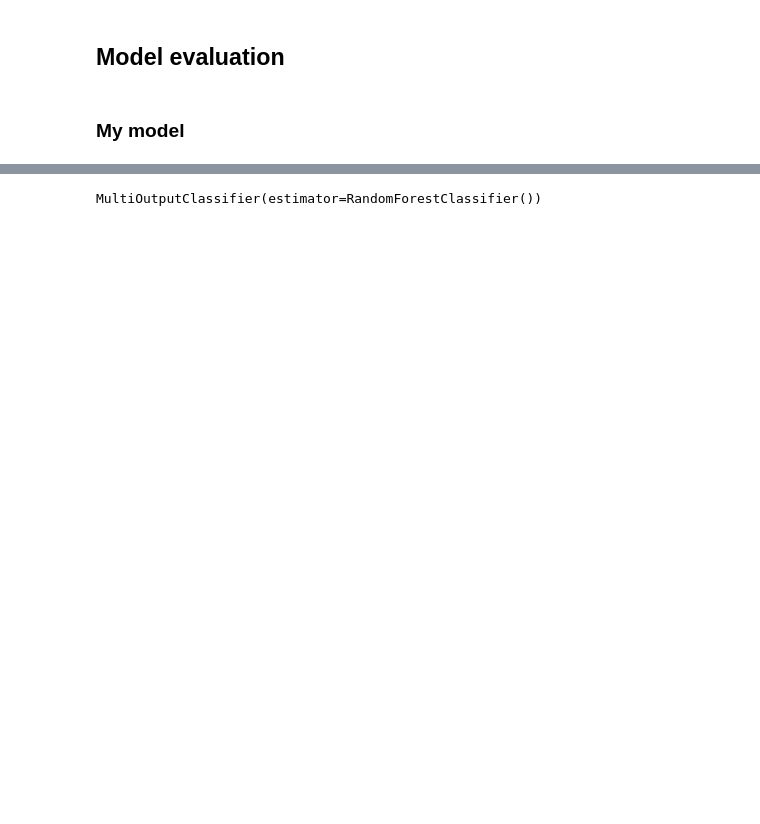
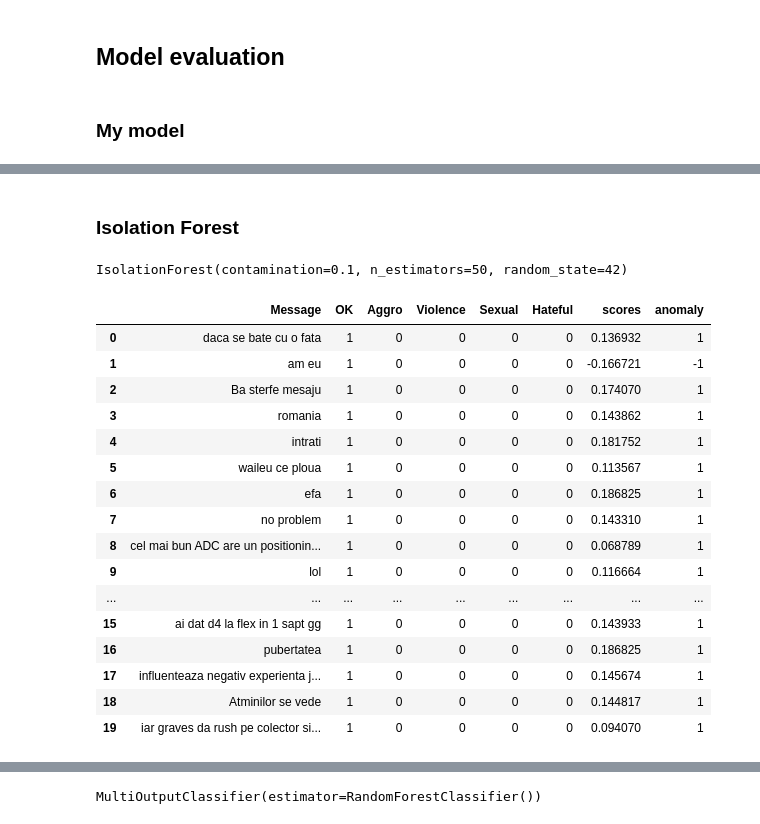
Before and after one commit to rootblind/opjustice-lm, a Jupyter notebook: automod-model/data_analysis.ipynb, the cells around one changed output, grey strips where cells are left out. Cells and saved outputs as stored; diff of their text form; code cells hidden in the pictures; blank space fills up the shorter version.

```diff
--- a/automod-model/data_analysis.ipynb
+++ b/automod-model/data_analysis.ipynb
@@ -349,0 +440,37 @@ X_test.shape
+# %% [markdown]
+### Isolation Forest
+# %%
+clf =  IsolationForest(n_estimators=50, max_samples="auto", random_state=42, contamination=float(0.1))
+
+from sklearn.inspection import DecisionBoundaryDisplay
+from sklearn.decomposition import PCA
+
+pca = PCA(n_components=2, random_state=42)
+X_train_2d = pca.fit_transform(X_train.toarray())
+
+clf.fit(X_train_2d)
+# %% [output]
+IsolationForest(contamination=0.1, n_estimators=50, random_state=42)
+# %%
+df_train['scores'] = clf.decision_function(X_train_2d)
+df_train['anomaly'] = clf.predict(X_train_2d)
+
+df_train.head(20)
+# %% [output]
+|  | Message | OK | Aggro | Violence | Sexual | Hateful | scores | anomaly |
+| 0 | daca se bate cu o fata | 1 | 0 | 0 | 0 | 0 | 0.136932 | 1 |
+| 1 | am eu | 1 | 0 | 0 | 0 | 0 | -0.166721 | -1 |
+| 2 | Ba sterfe mesaju | 1 | 0 | 0 | 0 | 0 | 0.174070 | 1 |
+| 3 | romania | 1 | 0 | 0 | 0 | 0 | 0.143862 | 1 |
+| 4 | intrati | 1 | 0 | 0 | 0 | 0 | 0.181752 | 1 |
+| 5 | waileu ce ploua | 1 | 0 | 0 | 0 | 0 | 0.113567 | 1 |
+| 6 | efa | 1 | 0 | 0 | 0 | 0 | 0.186825 | 1 |
+| 7 | no problem | 1 | 0 | 0 | 0 | 0 | 0.143310 | 1 |
+| 8 | cel mai bun ADC are un positionin... | 1 | 0 | 0 | 0 | 0 | 0.068789 | 1 |
+| 9 | lol | 1 | 0 | 0 | 0 | 0 | 0.116664 | 1 |
+| ... | ... | ... | ... | ... | ... | ... | ... | ... |
+| 15 | ai dat d4 la flex in 1 sapt gg | 1 | 0 | 0 | 0 | 0 | 0.143933 | 1 |
+| 16 | pubertatea | 1 | 0 | 0 | 0 | 0 | 0.186825 | 1 |
+| 17 | influenteaza negativ experienta j... | 1 | 0 | 0 | 0 | 0 | 0.145674 | 1 |
+| 18 | Atminilor se vede | 1 | 0 | 0 | 0 | 0 | 0.144817 | 1 |
+| 19 | iar graves da rush pe colector si... | 1 | 0 | 0 | 0 | 0 | 0.094070 | 1 |
```
Also changed, not shown: parts of 43 cells of this notebook, 14 other files.
